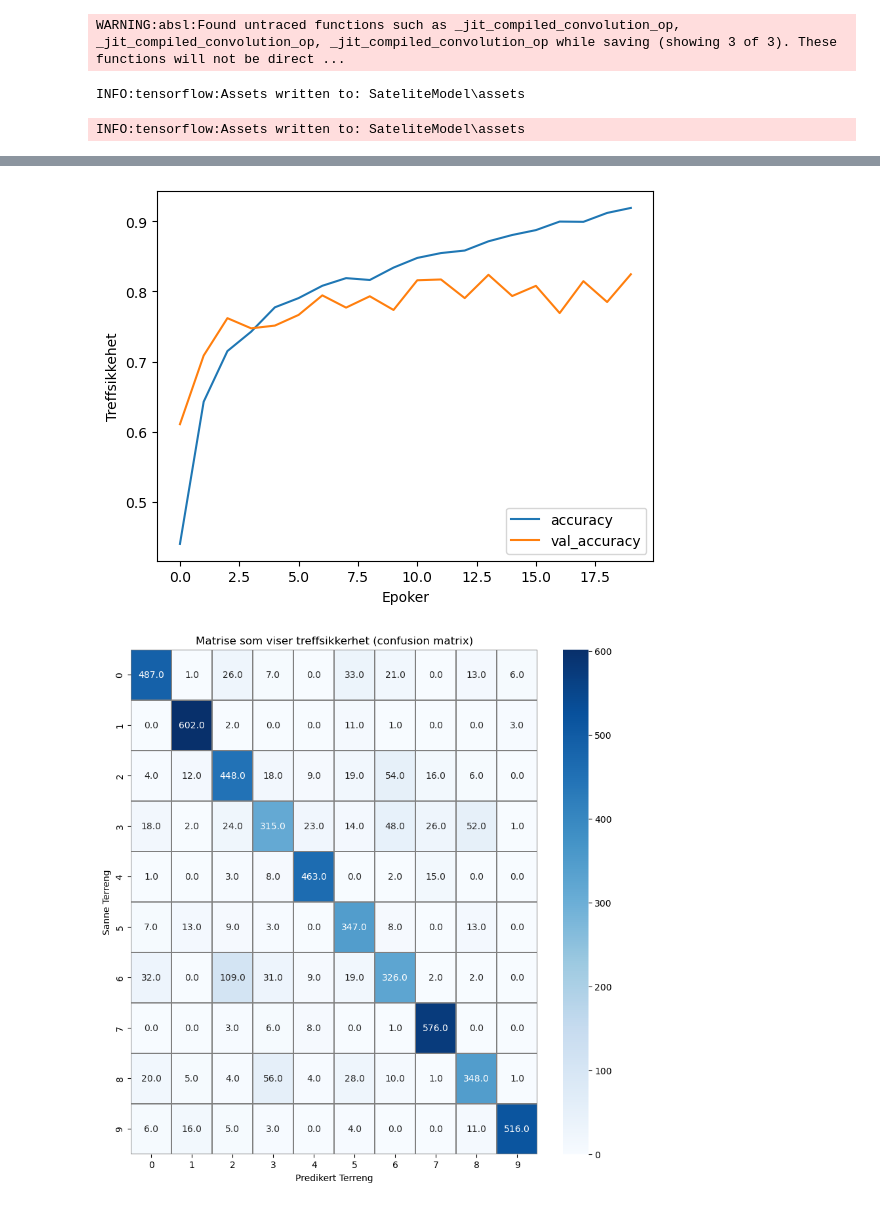
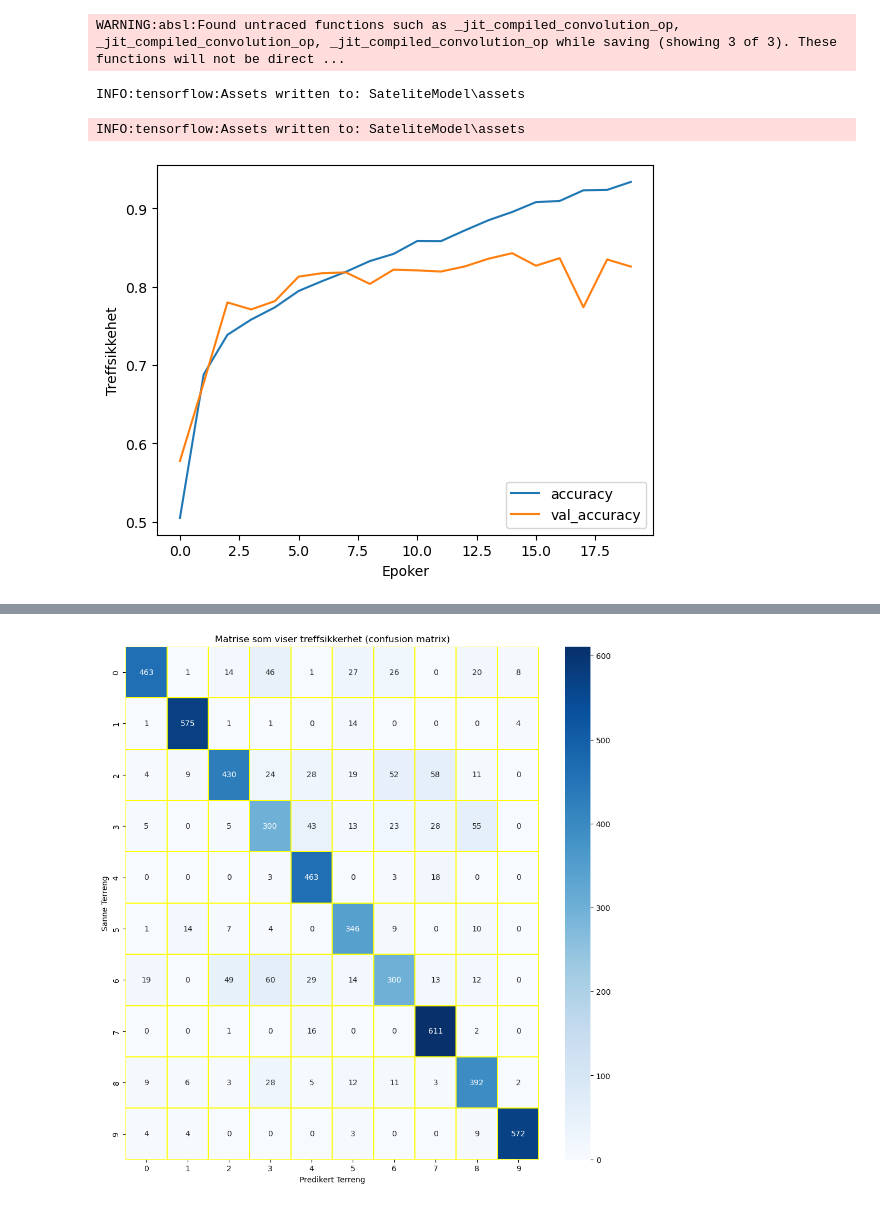
Before and after one commit to L672652/CNN_image_analasys, a Jupyter notebook: Untitled1.ipynb, the cells around one changed output, grey strips where cells are left out. Drawn from its saved outputs; the diff is of its cells as text; code cells hidden in the pictures.

```diff
--- a/Untitled1.ipynb
+++ b/Untitled1.ipynb
@@ -21,10 +21,6 @@ scaled.max()
 data = data.map(lambda x,y: (x/255, tf.one_hot(y, depth=10)))
 scaled_iterator = data.as_numpy_iterator()
 batch = scaled_iterator.next()
-
-batch[0].min()
-
-len(data)
 
 train_size = int(len(data)*.7)
 val_size = int(len(data)*.2)
@@ -50,7 +46,7 @@ model.add(MaxPooling2D())
 model.add(Flatten())
 
 
-model.add(Dense(256,activation='relu'))
+model.add(Dense(512,activation='relu'))
 model.add(Dense(10, activation = "softmax"))
 
 
@@ -64,15 +60,6 @@ hist = model.fit(train,epochs=20,validation_data=val, callbacks=[tensorboard_cal
 
 model.save('SateliteModel')
 
-acc = BinaryAccuracy()
-
-for batch in test.as_numpy_iterator():
-    X,Y = batch
-    yhat = model.predict(X)
-    acc.update_state(Y,yhat)
-
-print(f'Treffsikkerhet:{acc.result().numpy()}')
-
 for features, labels in val:
     X_val_list.append(features)
     Y_val_list.append(labels)
@@ -85,15 +72,16 @@ plt.plot(hist.history['val_accuracy'], label = 'val_accuracy')
 plt.xlabel('Epoker')
 plt.ylabel('Treffsikkehet')
 plt.legend(loc='lower right')
+plt.show()
 
-test_loss, test_acc = model.evaluate(test, verbose=2)
+model.evaluate(test, verbose=2)
 
 Y_pred = model.predict(X_val)
 Y_pred_classes = np.argmax(Y_pred,axis = 1)
 Y_true = np.argmax(Y_val,axis = 1)
 confusion_mtx = confusion_matrix(Y_true, Y_pred_classes)
-f,ax = plt.subplots(figsize=(10, 10))
-sns.heatmap(confusion_mtx, annot=True, linewidths=0.02,cmap="Blues",linecolor="gray", fmt= '.1f',ax=ax)
+f,ax = plt.subplots(figsize=(12, 12))
+sns.heatmap(confusion_mtx, annot=True, linewidths=0.02,cmap="Blues",linecolor="yellow", fmt= '.0f',ax=ax)
 plt.xlabel("Predikert Terreng")
 plt.ylabel("Sanne Terreng")
 plt.title("Matrise som viser treffsikkerhet (confusion matrix)")
@@ -119,3 +107,4 @@ Epoch 20/20
 WARNING:absl:Found untraced functions such as _jit_compiled_convolution_op, _jit_compiled_convolution_op, _jit_compiled_convolution_op while saving (showing 3 of 3). These functions will not be direct ...
 INFO:tensorflow:Assets written to: SateliteModel\assets
 INFO:tensorflow:Assets written to: SateliteModel\assets
+[figure, new version]
@@ -139,2 +113 @@ Treffsikkerhet:0.9628720283508301
-[figure, old version]
-[figure, old version]
+[figure, new version]
```
Also changed, not shown: parts of 1 cell of this notebook.
